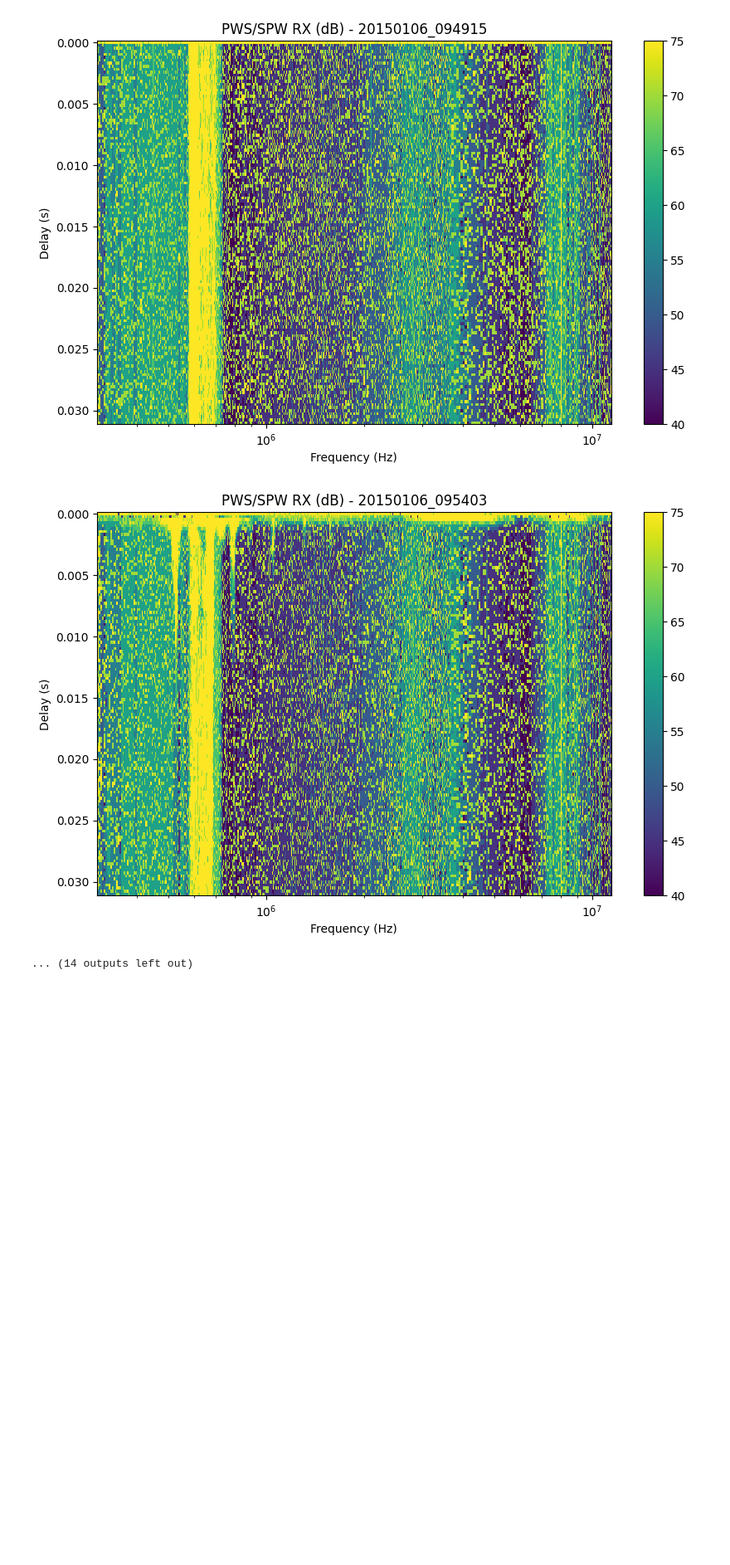
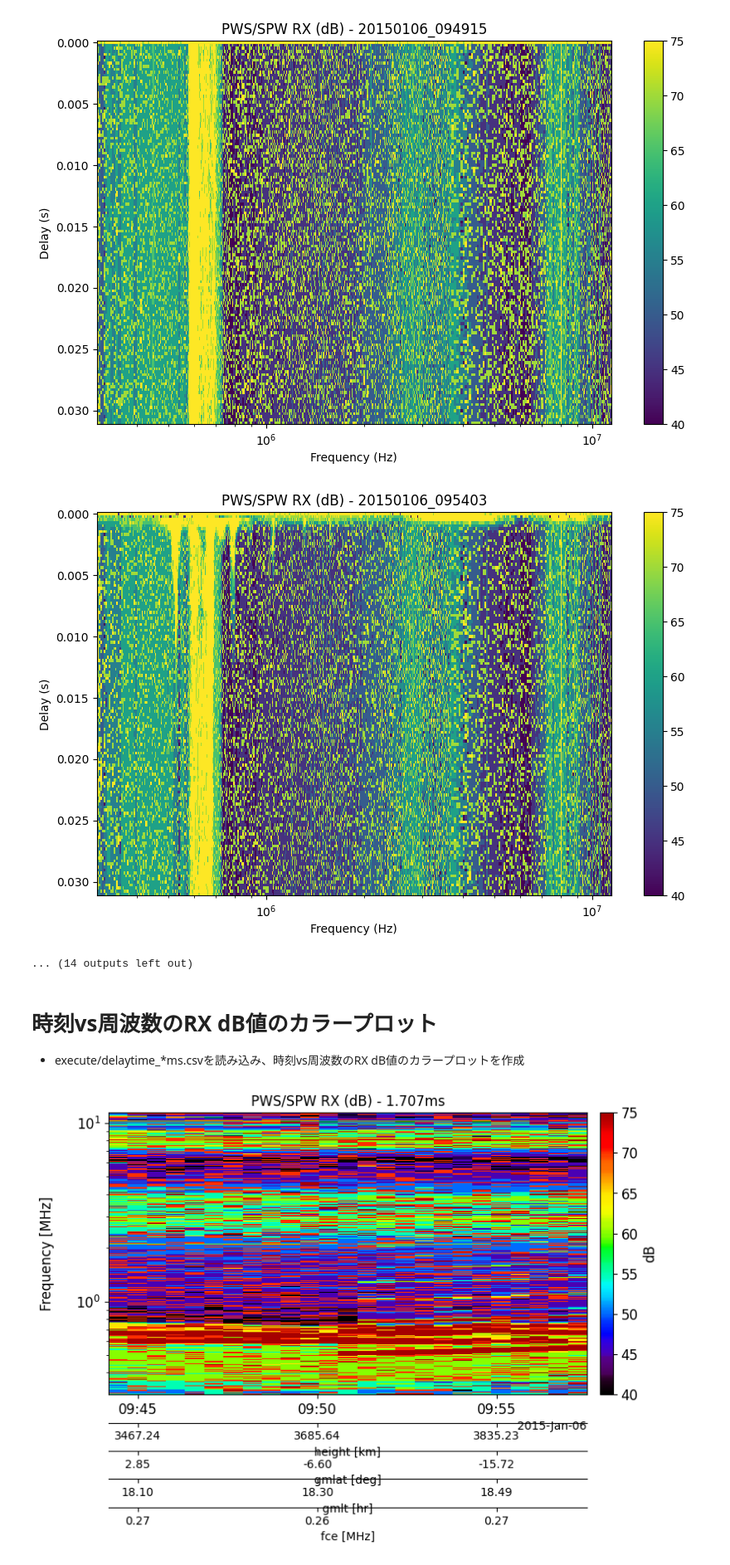
Before and after one commit to shuji-onosawa/akebono_example, a Jupyter notebook: plot_spw.ipynb, the cells around one changed output. Shown at 83% size. Drawn from its saved outputs; the diff is of its cells as text; code cells hidden in the pictures; blank space fills up the shorter version.

Commit message:
Refactor plot_spw.ipynb

```diff
--- a/plot_spw.ipynb
+++ b/plot_spw.ipynb
@@ -91,3 +113,53 @@ AttributeError: 'CDF' object has no attribute '_f'
 [figure]
 [figure]
 ... (14 outputs left out)
+# %% [markdown]
+# 時刻vs周波数のRX dB値のカラープロット
+- execute/delaytime_*ms.csvを読み込み、時刻vs周波数のRX dB値のカラープロットを作成
+# %%
+def plot_stacked_spw(csvName):
+    import pandas as pd
+    import numpy as np
+    import pytplot
+    import os
+
+    # csvファイルの読み込み
+    df = pd.read_csv(csvName)
+    # headerを取得
+    header = df.columns.values
+    # データの取得
+    freq = np.array(header[5:], dtype=float)
+    time = df['time'].values
+    # string to datetime
+    time = pd.to_datetime(time)
+    rxMatrix = df.iloc[:, 5:].values # 時刻x周波数の行列
+    height = df['height'].values # 高度 [m]
+    gmlat = df['gmlat'].values # 地磁気緯度 [deg]
+    gmlt = df['gmlt'].values # 地磁気地方時 [hr]
+    fce = df['fce'].values # 電子サイクロトロン周波数 [Hz]
+
+    # tplot変数に格納
+    pytplot.store_data('stacked_RX', data={'x': time, 'y': rxMatrix, 'v': freq/1e6})
+    pytplot.store_data('height', data={'x': time, 'y': height/1e3})
+    pytplot.store_data('gmlat', data={'x': time, 'y': gmlat})
+    pytplot.store_data('gmlt', data={'x': time, 'y': gmlt})
+    pytplot.store_data('fce', data={'x': time, 'y': fce/1e6})
+
+    # options
+    pytplot.options('stacked_RX', opt_dict={'spec':True, 'ylog':True, 'ytitle':'Frequency [MHz]', 'ztitle':'dB'})
+    pytplot.options('height', 'ytitle', 'height [km]')
+    pytplot.options('gmlat', 'ytitle', 'gmlat [deg]')
+    pytplot.options('gmlt', 'ytitle', 'gmlt [hr]')
+    pytplot.options('fce', 'ytitle', 'fce [MHz]')
+
+    # plot
+    delaytime = csvName.split('_')[1][:5]
+    saveName = 'plots/stacked_spw/'+delaytime
+    os.makedirs('plots/stacked_spw', exist_ok=True)
+    pytplot.tplot_options('title', 'PWS/SPW RX (dB) - '+delaytime+ 'ms')
+    pytplot.tplot('stacked_RX', var_label=['height', 'gmlat', 'gmlt', 'fce'],
+                xsize=8, ysize=8, save_png=saveName)
+# %%
+plot_stacked_spw('execute/delaytime_1.7079999670386314ms.csv')
+# %% [output]
+[figure, added]
```
Also changed, not shown: parts of 5 cells of this notebook.
